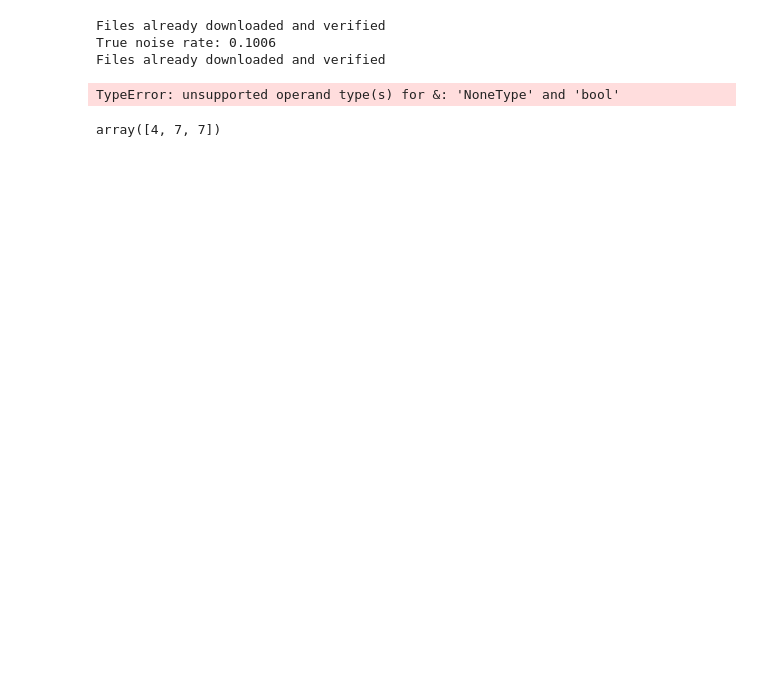
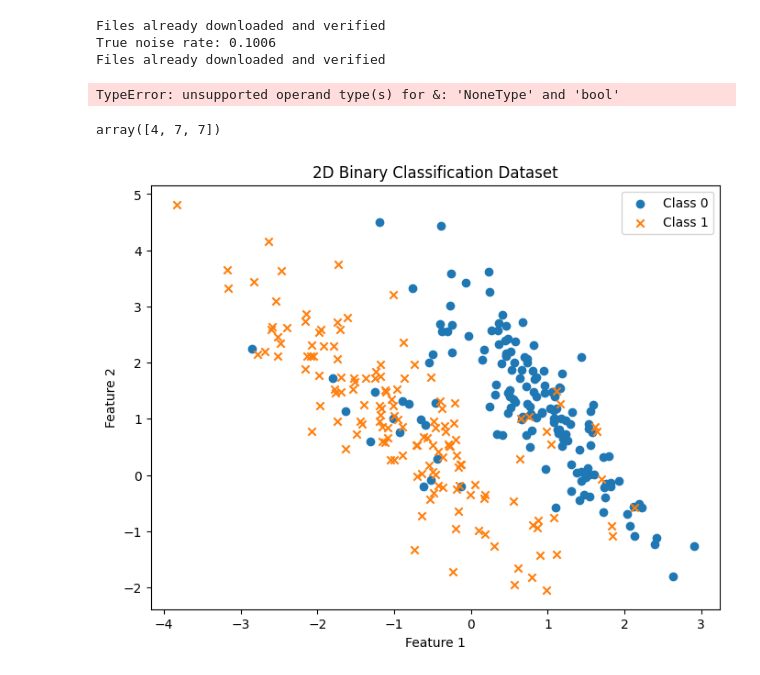
Before and after one commit to hushon/noisy-label, a Jupyter notebook: nvr_toy_example.ipynb, the cells around one changed output. Saved outputs shown, nothing was run; the diff lists cells and outputs as text; code cells hidden in the pictures; blank space fills up the shorter version.

```diff
--- a/nvr_toy_example.ipynb
+++ b/nvr_toy_example.ipynb
@@ -17,3 +35,46 @@ i = np.array([True, False, True, False, True])
 x[i]
 # %% [output]
 array([4, 7, 7])
+# %%
+# Importing necessary libraries
+from sklearn.datasets import make_classification
+import matplotlib.pyplot as plt
+import numpy as np
+
+# Generate a 2D binary classification dataset
+X, y = make_classification(
+    n_features=2,
+    n_redundant=0,
+    n_informative=2,
+    n_clusters_per_class=1,
+    n_classes=2,
+    n_samples=300,
+    random_state=3
+)
+
+# Calculate the number of labels to flip (20% of the total number of samples)
+num_to_flip = int(0.1 * len(y))
+
+# Randomly choose indices to flip
+import random
+random.seed(42)  # For reproducibility
+flip_indices = random.sample(range(len(y)), num_to_flip)
+
+# Flip the labels at the chosen indices
+flipped_y = np.copy(y)
+for index in flip_indices:
+    flipped_y[index] = 1 - flipped_y[index]
+
+
+
+# Visualize the dataset
+plt.figure(figsize=(8, 6))
+plt.scatter(X[flipped_y  == 0][:, 0], X[flipped_y  == 0][:, 1], marker='o', label='Class 0')
+plt.scatter(X[flipped_y  == 1][:, 0], X[flipped_y  == 1][:, 1], marker='x', label='Class 1')
+plt.xlabel('Feature 1')
+plt.ylabel('Feature 2')
+plt.title('2D Binary Classification Dataset')
+plt.legend()
+plt.show()
+# %% [output]
+[figure, added]
```
Also changed, not shown: parts of 3 cells of this notebook, 7 other files.
